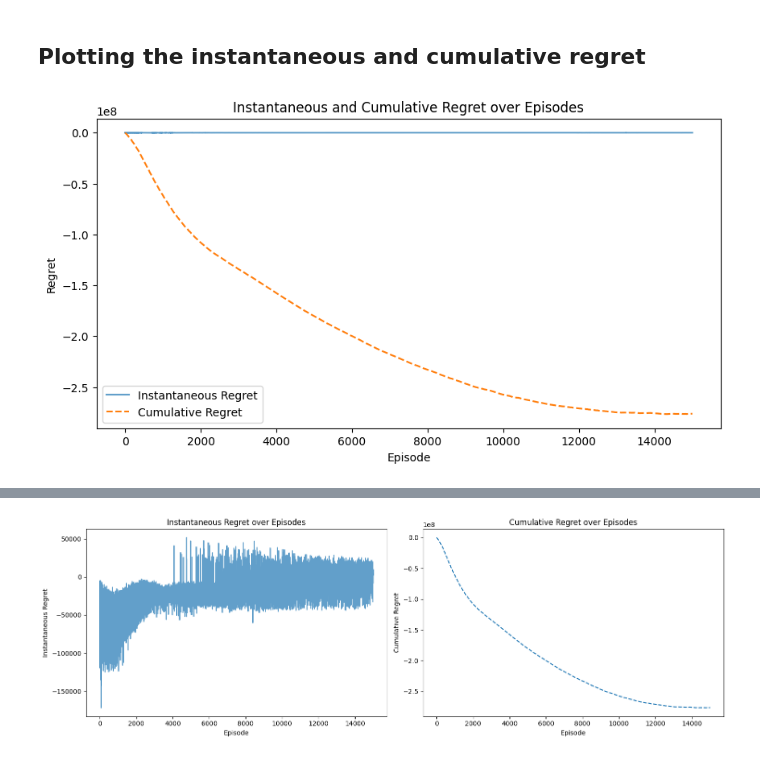
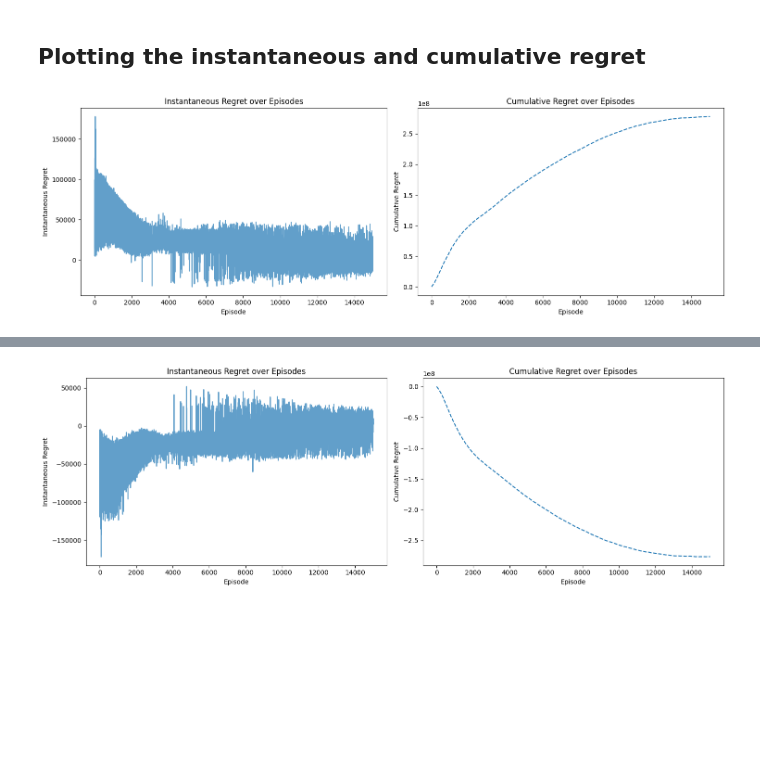
Before and after one commit to TomatoChocolate12/tabular-RL-project, a Jupyter notebook: mc.ipynb, the cells around one changed output, grey strips where cells are left out. Saved outputs shown, nothing was run; the diff lists cells and outputs as text; code cells hidden in the pictures; blank space fills up the shorter version.

Commit message:
Added regret plots for mc control

```diff
--- a/mc.ipynb
+++ b/mc.ipynb
@@ -840,6 +840,7 @@ instantaneous_regret = []
 cumulative_regret = []
 
 # Monte Carlo Control Algorithm with Exploring Starts
+
 for episode in range(num_episodes):
     X = np.zeros(T+1, dtype=int)
     U_values = np.zeros(T, dtype=int)
@@ -858,7 +859,6 @@ for episode in range(num_episodes):
         rewards[t] = holding_cost(X[t+1]) + p * U_values[t]
 
     G = 0
-    optimal_G = np.min(Q[0, np.clip(X[0] + 200, 0, 400), :])
     for t in reversed(range(T)):
         G = rewards[t] + G
         state_idx = np.clip(X[t] + 200, 0, 400)
@@ -866,7 +866,8 @@ for episode in range(num_episodes):
         Q[t, state_idx, U_values[t]] = np.mean(returns[t][state_idx])
         policy[t, state_idx] = np.argmin(Q[t, state_idx])
 
-    regret = optimal_G - G
+    optimal_G = np.min(Q[0, np.clip(X[0] + 200, 0, 400), :])
+    regret = -optimal_G + G
     instantaneous_regret.append(regret)
     cumulative_regret.append(sum(instantaneous_regret))
 
@@ -877,39 +878,49 @@ def compute_base_stock_levels(V, time_steps, min_inventory, max_inventory, deman
 
     for t in range(time_steps):
         H_t = np.zeros(num_states)
 
         for zIndex in range(num_states):
             z = zIndex + min_inventory
             cost_sum = 0.0
             for w in demand_values:
                 new_inventory = z - w
                 new_inventory = max(min_inventory, min(new_inventory, max_inventory))
                 new_index = new_inventory - min_inventory
                 cost_sum += (1/len(demand_values)) * (holding_cost(new_inventory) + discount * np.min(V[t+1, new_index, :]))
             H_t[zIndex] = cost_sum
 
         best_cost = float('inf')
         best_z = None
         for zIndex in range(num_states):
             z = zIndex + min_inventory
             if z >= s:
                 order_cost = price * (z - s)
                 total_cost = order_cost + H_t[zIndex]
                 if total_cost < best_cost:
                     best_cost = total_cost
                     best_z = z
         base_stocks.append(best_z)
     return base_stocks
 
 
-# Plot instantaneous and cumulative regrets
-plt.figure(figsize=(10, 5))
-plt.plot(range(num_episodes), instantaneous_regret, label="Instantaneous Regret", alpha=0.7)
-plt.plot(range(num_episodes), cumulative_regret, label="Cumulative Regret", linestyle='dashed')
-plt.xlabel("Episode")
-plt.ylabel("Regret")
-plt.title("Instantaneous and Cumulative Regret over Episodes")
-plt.legend()
+# Create a figure with two subplots
+fig, axs = plt.subplots(1, 2, figsize=(15, 5))
+
+# Plot instantaneous regret on the first subplot
+axs[0].plot(range(num_episodes), instantaneous_regret, alpha=0.7)
+axs[0].set_xlabel("Episode")
+axs[0].set_ylabel("Instantaneous Regret")
+axs[0].set_title("Instantaneous Regret over Episodes")
+
+# Plot cumulative regret on the second subplot
+axs[1].plot(range(num_episodes), cumulative_regret, linestyle='dashed')
+axs[1].set_xlabel("Episode")
+axs[1].set_ylabel("Cumulative Regret")
+axs[1].set_title("Cumulative Regret over Episodes")
+
+# Layout so plots do not overlap
+fig.tight_layout()
+
 plt.show()
 # %% [output]
-[figure, old version]
+[figure, new version]
```
Also changed, not shown: parts of 7 cells of this notebook.
